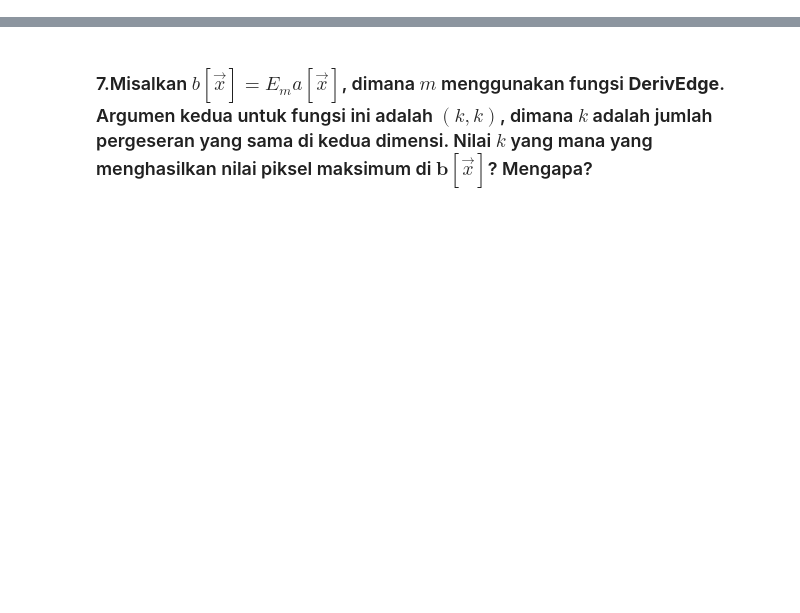
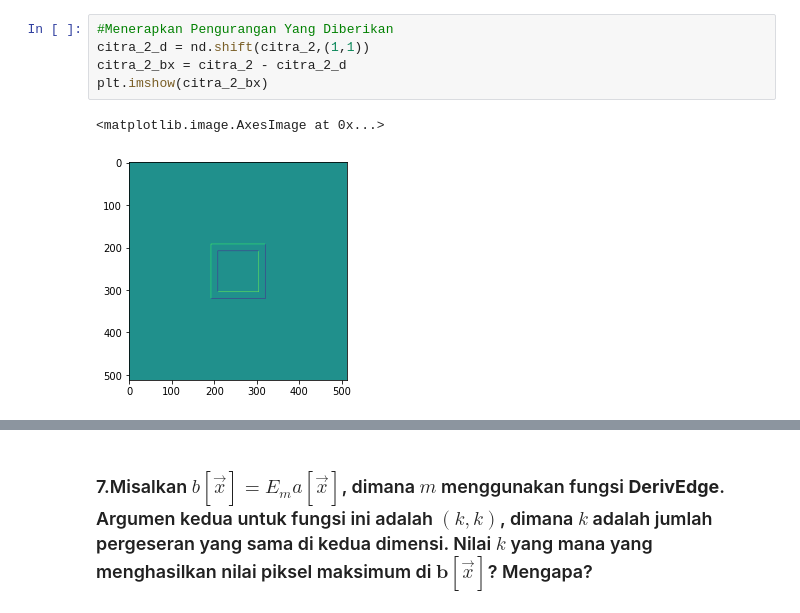
Before and after one commit to ToKu404/Image-Processing-Assignment, a Jupyter notebook: Edge_Detection_Problems.ipynb, the cells around one changed output, grey strips where cells are left out. Drawn from its saved outputs; the diff is of its cells as text; blank space fills up the shorter version.

```diff
--- a/Edge_Detection_Problems.ipynb
+++ b/Edge_Detection_Problems.ipynb
@@ -280,0 +71,8 @@ plt.imshow(g6_fx)
+# %%
+#Menerapkan Pengurangan Yang Diberikan
+citra_2_d = nd.shift(citra_2,(1,1))
+citra_2_bx = citra_2 - citra_2_d
+plt.imshow(citra_2_bx)
+# %% [output]
+<matplotlib.image.AxesImage at 0x...>
+[figure, added]
```
Also changed, not shown: parts of 120 cells of this notebook, 21 other files.
